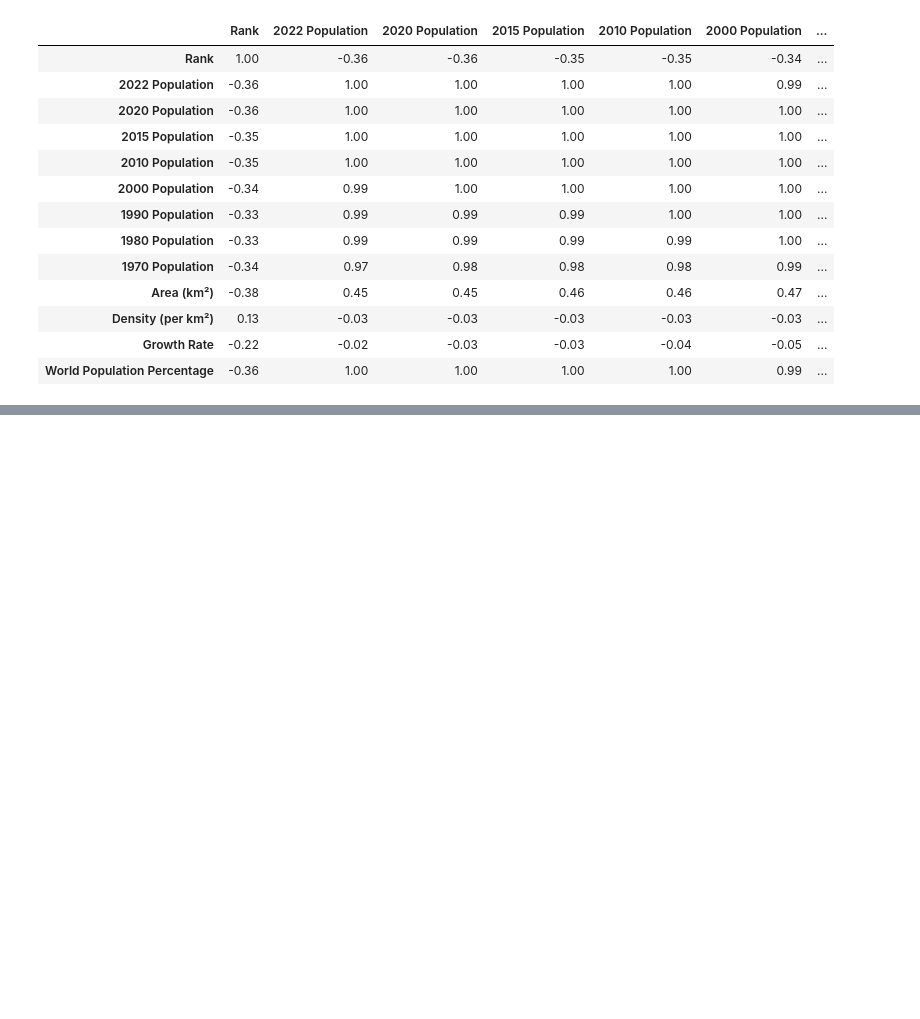
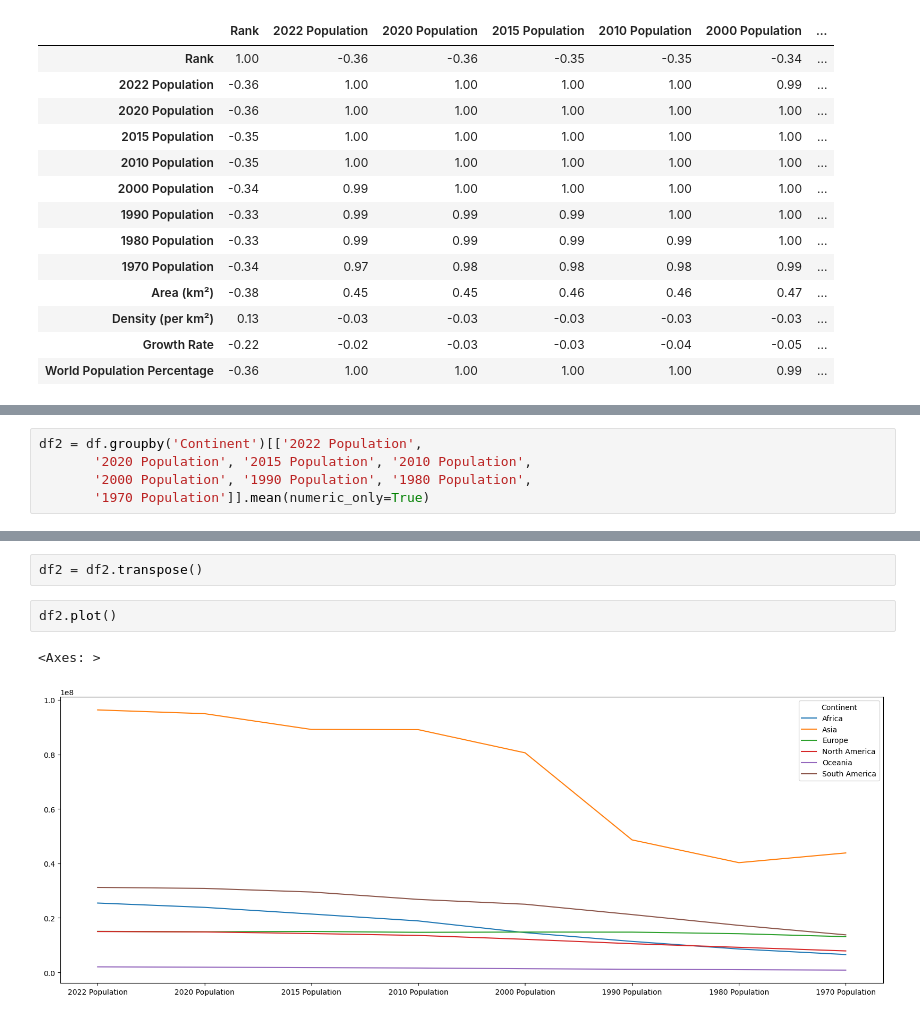
Before and after one commit to dhika-ramadhan-saputra/Latihan_Pandas, a Jupyter notebook: data exploration world population.ipynb, the cells around one changed output, grey strips where cells are left out. Cells and saved outputs as stored; diff of their text form; blank space fills up the shorter version.

```diff
--- a/data exploration world population.ipynb
+++ b/data exploration world population.ipynb
@@ -136,0 +137,5 @@ plt.show()
+# %%
+df2 = df.groupby('Continent')[['2022 Population',
+       '2020 Population', '2015 Population', '2010 Population',
+       '2000 Population', '1990 Population', '1980 Population',
+       '1970 Population']].mean(numeric_only=True)
@@ -136,0 +153,7 @@ plt.show()
+# %%
+df2 = df2.transpose()
+# %%
+df2.plot()
+# %% [output]
+<Axes: >
+[figure, added]
```
Also changed, not shown: parts of 3 cells of this notebook.
